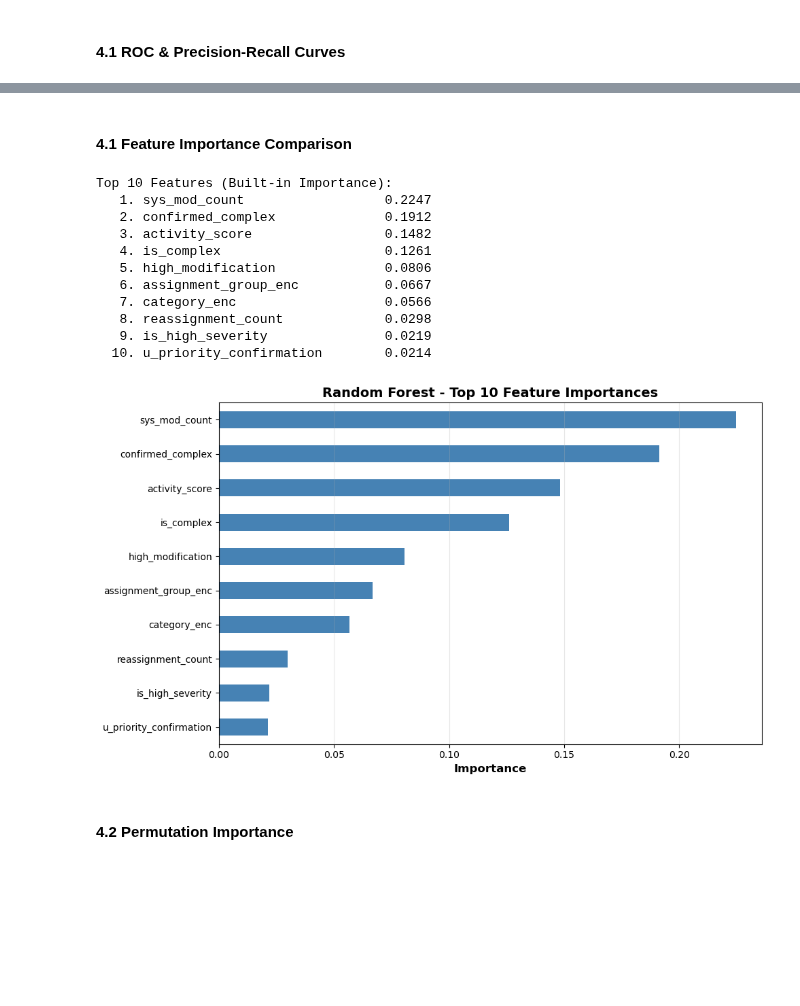
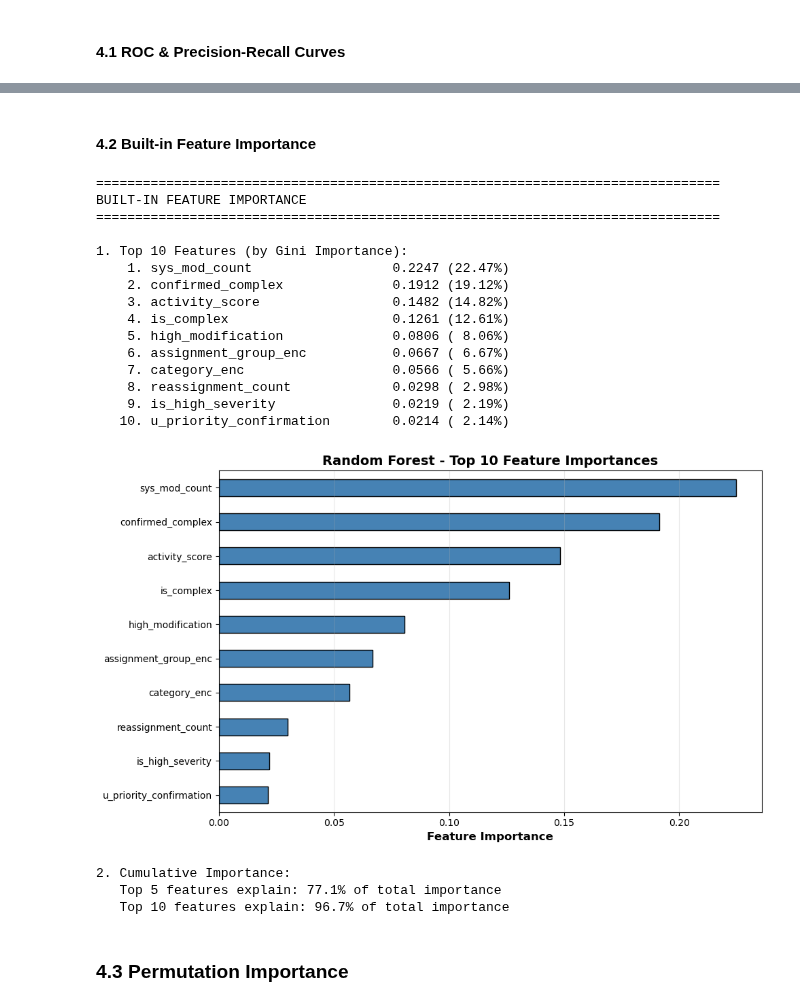
Before and after one commit to Kyuun-Park-1163899/1163899, a Jupyter notebook: task/assignment03_working.ipynb, the cells around one changed output, grey strips where cells are left out. Cells and saved outputs as stored; diff of their text form; code cells hidden in the pictures; blank space fills up the shorter version.

Commit message:
revised assignment02&assignment03

```diff
--- a/task/assignment03_working.ipynb
+++ b/task/assignment03_working.ipynb
@@ -916,38 +1838,66 @@ print(f"  Baseline (Random): {(y_test==0).mean():.4f}")
 # %% [markdown]
-#### 4.1 Feature Importance Comparison
+#### 4.2 Built-in Feature Importance
 # %%
-importances = pd.Series(
-    best_model.feature_importances_,
-    index=X_selected.columns).sort_values(ascending=False)
+# ===========================
+# BUILT-IN FEATURE IMPORTANCE
+# ===========================
+# Purpose: Identify features most influential in model decisions
+# Method: Extract feature_importances_ from trained Random Forest
+# Rationale:
+#   - Importance = mean decrease in impurity (Gini) across all trees
+#   - Higher importance = more frequently used for splitting
+#   - Tree-specific metric (not generalizable to other models)
 
-print("\nTop 10 Features (Built-in Importance):")
+print("\n" + "=" * 80)
+print("BUILT-IN FEATURE IMPORTANCE")
+print("=" * 80)
+
+importances = pd.Series(best_model.feature_importances_,
+                        index=X_selected.columns).sort_values(ascending=False)
+
+print(f"\n1. Top 10 Features (by Gini Importance):")
 for rank, (feat, imp) in enumerate(importances.head(10).items(), 1):
-    print(f"  {rank:2d}. {feat:30s} {imp:.4f}")
+    pct = imp * 100
+    print(f"   {rank:2d}. {feat:30s} {imp:.4f} ({pct:5.2f}%)")
 
 # Visualization
 plt.figure(figsize=(10, 6))
-importances.head(10).plot(kind='barh', color='steelblue')
+importances.head(10).plot(kind='barh', color='steelblue', edgecolor='black')
 plt.gca().invert_yaxis()
-plt.xlabel('Importance', fontsize=12, fontweight='bold')
+plt.xlabel('Feature Importance', fontsize=12, fontweight='bold')
 plt.title(f'{best_model_name} - Top 10 Feature Importances',
-            fontsize=14,
-            fontweight='bold')
+          fontsize=14,
+          fontweight='bold')
 plt.grid(axis='x', alpha=0.3)
 plt.tight_layout()
 plt.show()
+
+print(f"\n2. Cumulative Importance:")
+cumsum = importances.cumsum()
+top5_cumsum = cumsum.iloc[4]
+top10_cumsum = cumsum.iloc[9]
+print(f"   Top 5 features explain: {top5_cumsum:.1%} of total importance")
+print(f"   Top 10 features explain: {top10_cumsum:.1%} of total importance")
 # %% [output]
-Top 10 Features (Built-in Importance):
-   1. sys_mod_count                  0.2247
-   2. confirmed_complex              0.1912
-   3. activity_score                 0.1482
-   4. is_complex                     0.1261
-   5. high_modification              0.0806
-   6. assignment_group_enc           0.0667
-   7. category_enc                   0.0566
-   8. reassignment_count             0.0298
-   9. is_high_severity               0.0219
-  10. u_priority_confirmation        0.0214
+================================================================================
+BUILT-IN FEATURE IMPORTANCE
+================================================================================
+
+1. Top 10 Features (by Gini Importance):
+    1. sys_mod_count                  0.2247 (22.47%)
+    2. confirmed_complex              0.1912 (19.12%)
+    3. activity_score                 0.1482 (14.82%)
+    4. is_complex                     0.1261 (12.61%)
+    5. high_modification              0.0806 ( 8.06%)
+    6. assignment_group_enc           0.0667 ( 6.67%)
+    7. category_enc                   0.0566 ( 5.66%)
+    8. reassignment_count             0.0298 ( 2.98%)
+    9. is_high_severity               0.0219 ( 2.19%)
+   10. u_priority_confirmation        0.0214 ( 2.14%)
-[figure, old version]
+[figure, new version]
+2. Cumulative Importance:
+   Top 5 features explain: 77.1% of total importance
+   Top 10 features explain: 96.7% of total importance
 # %% [markdown]
-#### 4.2 Permutation Importance
+### 4.3 Permutation Importance
 # %%
```
Also changed, not shown: parts of 59 cells of this notebook, 1 other file.
